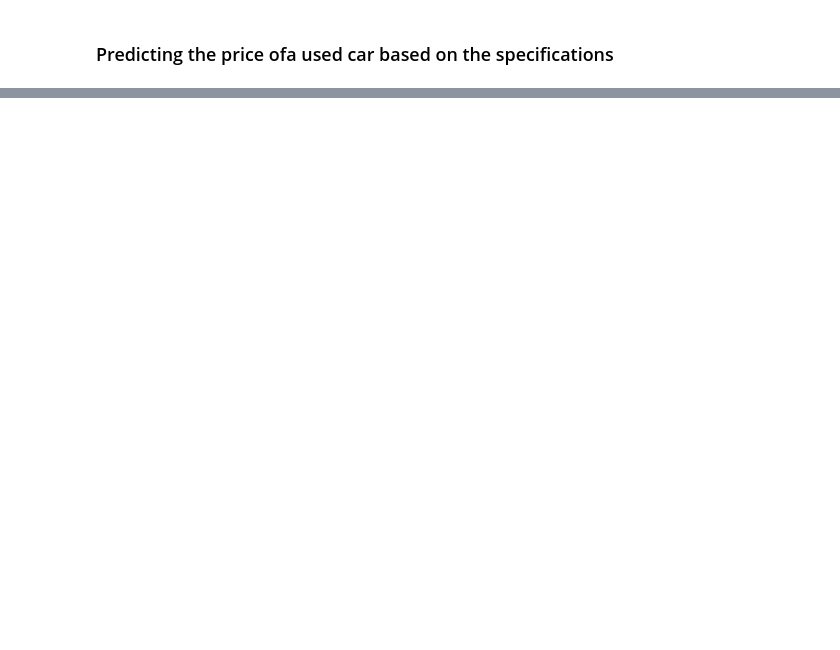
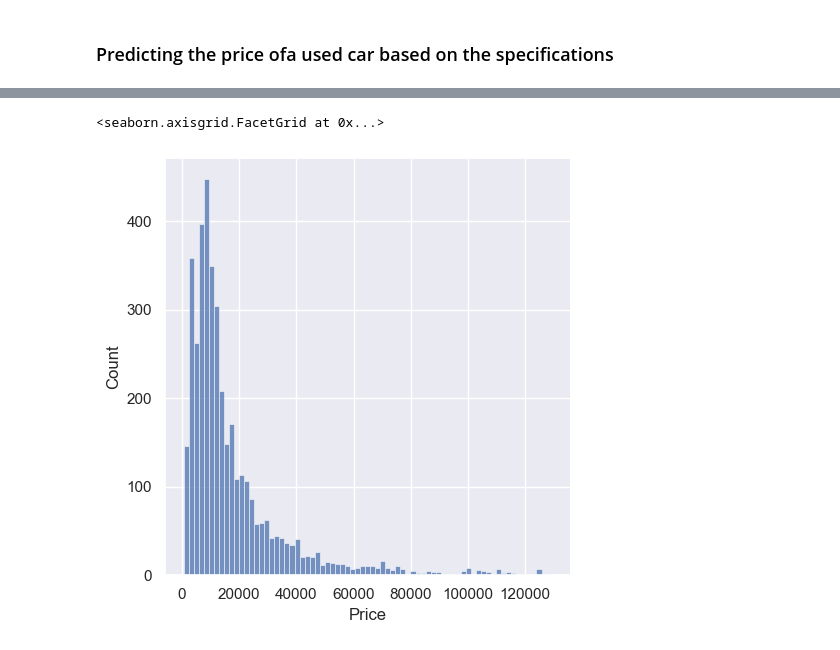
Before and after one commit to BenjaminDWood/car_sales, a Jupyter notebook: car_sales_preprocessing.ipynb, the cells around one changed output, grey strips where cells are left out. Cells and saved outputs as stored; diff of their text form; code cells hidden in the pictures; blank space fills up the shorter version.

```diff
--- a/car_sales_preprocessing.ipynb
+++ b/car_sales_preprocessing.ipynb
@@ -41,0 +86,3 @@ df['Price'].isna().count()
+# %%
+dfmv = df.dropna(axis=0)
+dfmv.describe(include='all')
@@ -41,0 +102,2 @@ df['Price'].isna().count()
+# %%
+df = dfmv.copy()
@@ -41,0 +113,3 @@ df['Price'].isna().count()
+# %%
+q = df['Price'].quantile(.99)
+q
@@ -41,0 +118,3 @@ df['Price'].isna().count()
+# %%
+df_pout = df[df['Price']<q]
+df_pout.describe()
@@ -41,0 +131,5 @@ df['Price'].isna().count()
+# %%
+sns.displot(df_pout['Price'])
+# %% [output]
+<seaborn.axisgrid.FacetGrid at 0x...>
+[figure, added]
```
Also changed, not shown: parts of 32 cells of this notebook.
